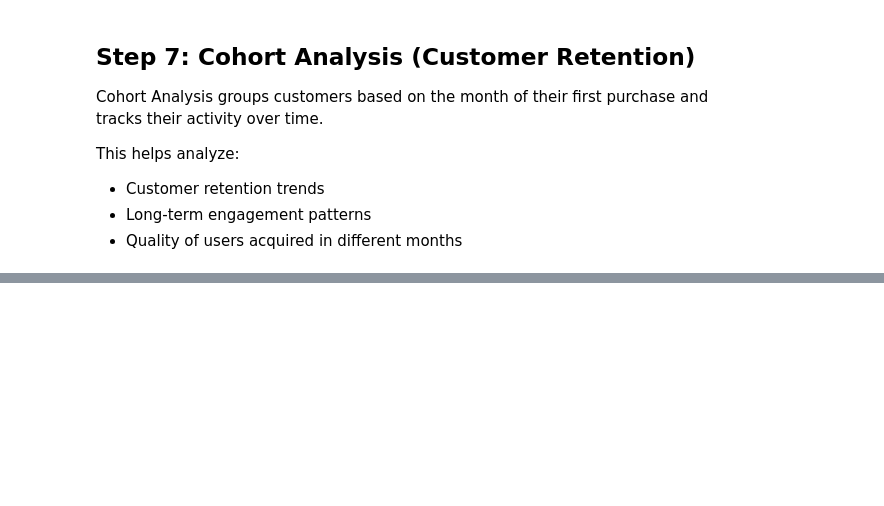
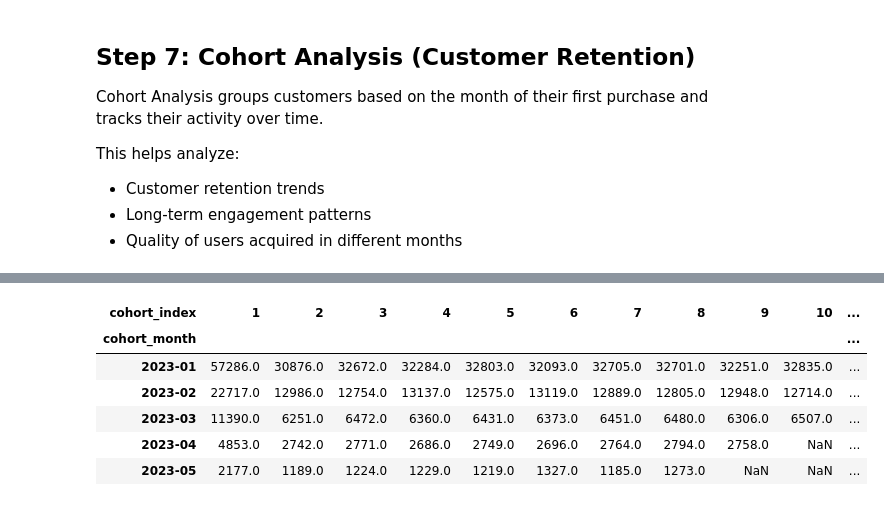
Before and after one commit to shankvarsh/amazon-recommendation-project, a Jupyter notebook: notebook/amazon_recommendation_system.ipynb, the cells around one changed output, grey strips where cells are left out. Saved outputs shown, nothing was run; the diff lists cells and outputs as text; code cells hidden in the pictures; blank space fills up the shorter version.

```diff
--- a/notebook/amazon_recommendation_system.ipynb
+++ b/notebook/amazon_recommendation_system.ipynb
@@ -527,3 +527,11 @@ transactions_df["purchase_date"] = pd.to_datetime(transactions_df["purchase_date
 
 # Create purchase month
 transactions_df["purchase_month"] = transactions_df["purchase_date"].dt.to_period("M")
+# %%
+# Determine each user's first purchase month
+first_purchase = transactions_df.groupby("user_id")["purchase_month"].min()
+
+# Map cohort month to transactions
+transactions_df["cohort_month"] = transactions_df["user_id"].map(first_purchase)
+
+transactions_df.head()
@@ -529,0 +552,25 @@ transactions_df["purchase_month"] = transactions_df["purchase_date"].dt.to_perio
+# %%
+# Count unique users per cohort and month index
+cohort_data = (
+    transactions_df
+    .groupby(["cohort_month", "cohort_index"])["user_id"]
+    .nunique()
+    .reset_index()
+)
+
+# Pivot to cohort table
+cohort_table = cohort_data.pivot(
+    index="cohort_month",
+    columns="cohort_index",
+    values="user_id"
+)
+
+cohort_table.head()
+# %% [output]
+| cohort_index | 1 | 2 | 3 | 4 | 5 | 6 | 7 | 8 | 9 | 10 | ... |
+| cohort_month |  |  |  |  |  |  |  |  |  |  | ... |
+| 2023-01 | 57286.0 | 30876.0 | 32672.0 | 32284.0 | 32803.0 | 32093.0 | 32705.0 | 32701.0 | 32251.0 | 32835.0 | ... |
+| 2023-02 | 22717.0 | 12986.0 | 12754.0 | 13137.0 | 12575.0 | 13119.0 | 12889.0 | 12805.0 | 12948.0 | 12714.0 | ... |
+| 2023-03 | 11390.0 | 6251.0 | 6472.0 | 6360.0 | 6431.0 | 6373.0 | 6451.0 | 6480.0 | 6306.0 | 6507.0 | ... |
+| 2023-04 | 4853.0 | 2742.0 | 2771.0 | 2686.0 | 2749.0 | 2696.0 | 2764.0 | 2794.0 | 2758.0 | NaN | ... |
+| 2023-05 | 2177.0 | 1189.0 | 1224.0 | 1229.0 | 1219.0 | 1327.0 | 1185.0 | 1273.0 | NaN | NaN | ... |
```
Also changed, not shown: parts of 5 cells of this notebook.
